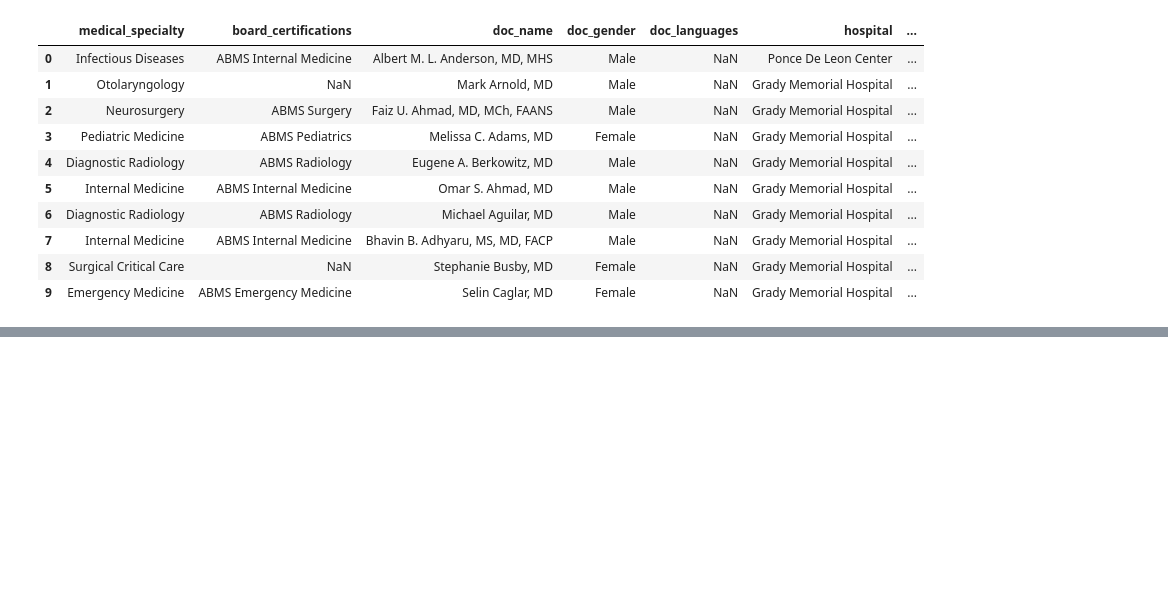
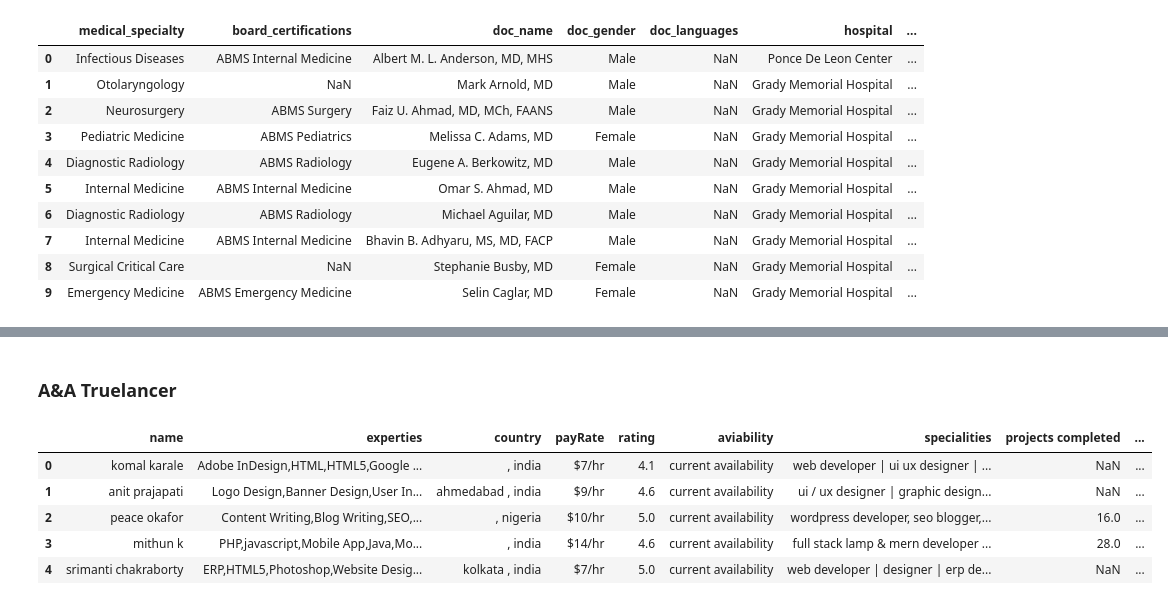
Before and after one commit to samuel-esp/IngDati-Progetto, a Jupyter notebook: SchemaAlignmentProfessionisti.ipynb, the cells around one changed output, grey strips where cells are left out. Drawn from its saved outputs; the diff is of its cells as text; code cells hidden in the pictures; blank space fills up the shorter version.

```diff
--- a/SchemaAlignmentProfessionisti.ipynb
+++ b/SchemaAlignmentProfessionisti.ipynb
@@ -309,0 +434,12 @@ mmsAtlantaDoc.head()
+# %% [markdown]
+### A&A Truelancer
+# %%
+freelancer = pd.read_csv('sources/professionisti/freelancer.csv')
+freelancer.head()
+# %% [output]
+|  | name | experties | country | payRate | rating | aviability | specialities | projects completed | ... |
+| 0 | komal karale | Adobe InDesign,HTML,HTML5,Google ... | , india | $7/hr | 4.1 | current availability | web developer | ui ux designer | ... | NaN | ... |
+| 1 | anit prajapati | Logo Design,Banner Design,User In... | ahmedabad , india | $9/hr | 4.6 | current availability | ui / ux designer | graphic design... | NaN | ... |
+| 2 | peace okafor | Content Writing,Blog Writing,SEO,... | , nigeria | $10/hr | 5.0 | current availability | wordpress developer, seo blogger,... | 16.0 | ... |
+| 3 | mithun k | PHP,javascript,Mobile App,Java,Mo... | , india | $14/hr | 4.6 | current availability | full stack lamp & mern developer ... | 28.0 | ... |
+| 4 | srimanti chakraborty | ERP,HTML5,Photoshop,Website Desig... | kolkata , india | $7/hr | 5.0 | current availability | web developer | designer | erp de... | NaN | ... |
```
Also changed, not shown: parts of 34 cells of this notebook, 10 other files.
